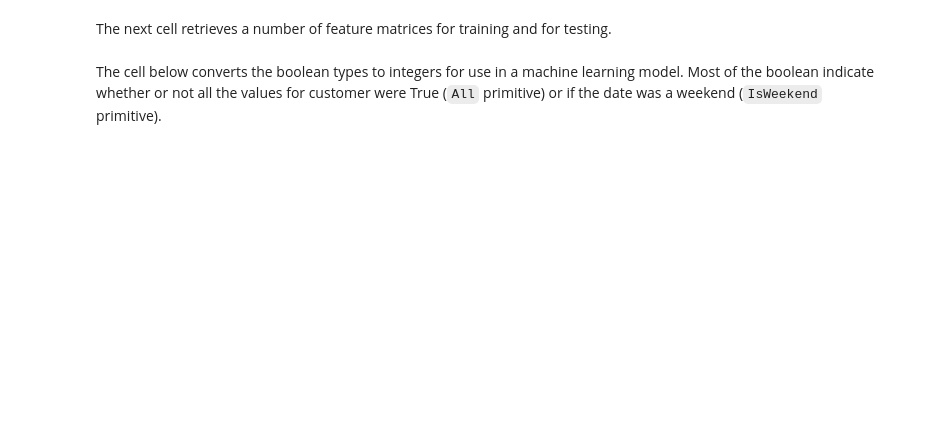
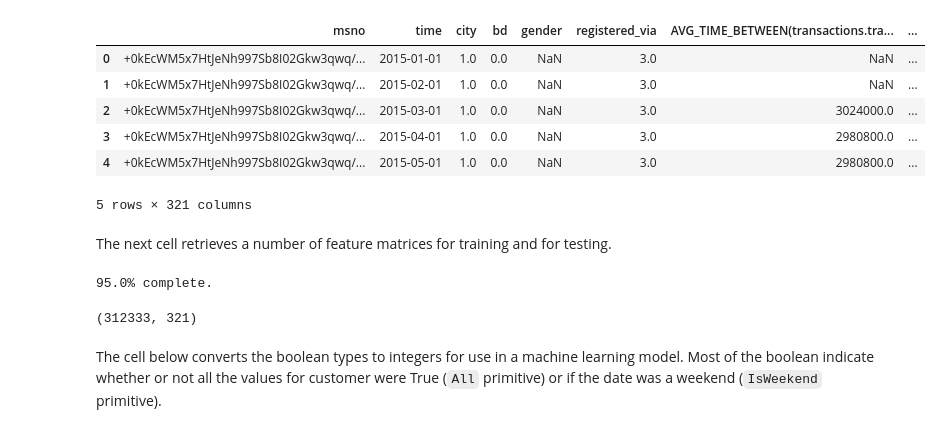
Before and after one commit to alteryx/open_source_demos, a Jupyter notebook: predict-customer-churn/churn/5. Modeling.ipynb, the cells around one changed output. Drawn from its saved outputs; the diff is of its cells as text; code cells hidden in the pictures; blank space fills up the shorter version.

```diff
--- a/predict-customer-churn/churn/5. Modeling.ipynb
+++ b/predict-customer-churn/churn/5. Modeling.ipynb
@@ -51,52 +62,52 @@ def retrieve_data(partition_num, label_type='MS-31'):
 
     # Read in features and labels
     fm = pd.read_csv(f'{PARTITION_DIR}/p{partition_num}/{label_type}_feature_matrix.csv', low_memory=False).\
-        drop(columns=['label', 'days_to_churn', 'churn_date']).rename(
-            columns={'time': 'cutoff_time'})
+        drop(columns=['label', 'days_to_churn', 'churn_date'])
     labels = pd.read_csv(
         f'{PARTITION_DIR}/p{partition_num}/{label_type}_labels.csv', low_memory=False)
 
     # Merge together features and labels
     feature_matrix = fm.merge(labels, on=[
-                              'msno', 'cutoff_time'], how='inner').sort_values(['msno', 'cutoff_time'])
+                              'msno', 'time'], how='inner').sort_values(['msno', 'time'])
 
     return feature_matrix
 # %%
-fm = retrieve_data(50)
+fm = retrieve_data(5)
 fm.head()
+# %% [output]
+|  | msno | time | city | bd | gender | registered_via | AVG_TIME_BETWEEN(transactions.tra... | ... |
+| 0 | +0kEcWM5x7HtJeNh997Sb8I02Gkw3qwq/... | 2015-01-01 | 1.0 | 0.0 | NaN | 3.0 | NaN | ... |
+| 1 | +0kEcWM5x7HtJeNh997Sb8I02Gkw3qwq/... | 2015-02-01 | 1.0 | 0.0 | NaN | 3.0 | NaN | ... |
+| 2 | +0kEcWM5x7HtJeNh997Sb8I02Gkw3qwq/... | 2015-03-01 | 1.0 | 0.0 | NaN | 3.0 | 3024000.0 | ... |
+| 3 | +0kEcWM5x7HtJeNh997Sb8I02Gkw3qwq/... | 2015-04-01 | 1.0 | 0.0 | NaN | 3.0 | 2980800.0 | ... |
+| 4 | +0kEcWM5x7HtJeNh997Sb8I02Gkw3qwq/... | 2015-05-01 | 1.0 | 0.0 | NaN | 3.0 | 2980800.0 | ... |
+5 rows × 321 columns
 # %% [markdown]
 The next cell retrieves a number of feature matrices for training and for testing.
 # %%
-import random
-random.seed(50)
+# Set number of train and testing feature matrices
+fms_to_get = 20
 
-# Set number of train and testing feature matrices
-fms_to_get = 50
-
-# Choose random sample of partitions
-ps = random.sample(list(range(900)), fms_to_get)
-
-# Retrieve feature matrices from S3
+# Retrieve feature matrices from disk
 fms = []
-for i, r in enumerate(ps):
+for i, r in enumerate(range(fms_to_get)):
     fm = retrieve_data(r)
     print(f'{round(100 * (i / fms_to_get), 2)}% complete.', end='\r')
-    if fm.shape[1] == 253:
-        fms.append(fm)
+    fms.append(fm)
 
 # Join together and drop rows with unknown label
 feature_matrix = pd.concat(fms)
 feature_matrix = feature_matrix[~feature_matrix['label'].isna()].sort_values([
-    'msno', 'cutoff_time'])
+    'msno', 'time'])
 
 # Drop rows with no previous transactions
 feature_matrix = feature_matrix[~feature_matrix['TIME_SINCE_LAST(transactions.transaction_date)'].isna(
 )]
 
-# Remove outliers
-feature_matrix = feature_matrix[feature_matrix[
-    'TOTAL_PREVIOUS_MONTH(transactions.planned_daily_price, transaction_date)'] < 10]
 feature_matrix.shape
+# %% [output]
+95.0% complete.
+(312333, 321)
 # %% [markdown]
 The cell below converts the boolean types to integers for use in a machine learning model. Most of the boolean indicate whether or not all the values for customer were True (`All` primitive) or if the date was a weekend (`IsWeekend` primitive).
 # %%
```
Also changed, not shown: parts of 83 cells of this notebook.
